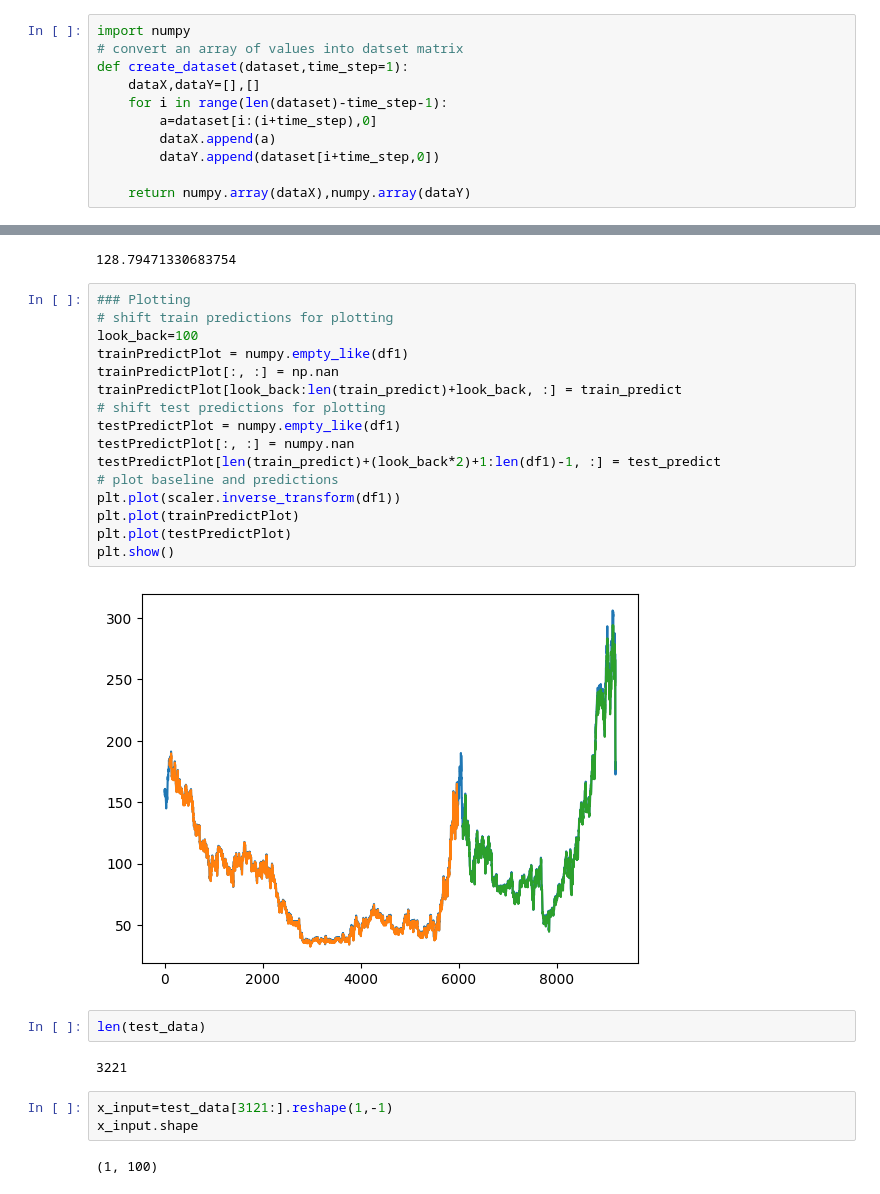
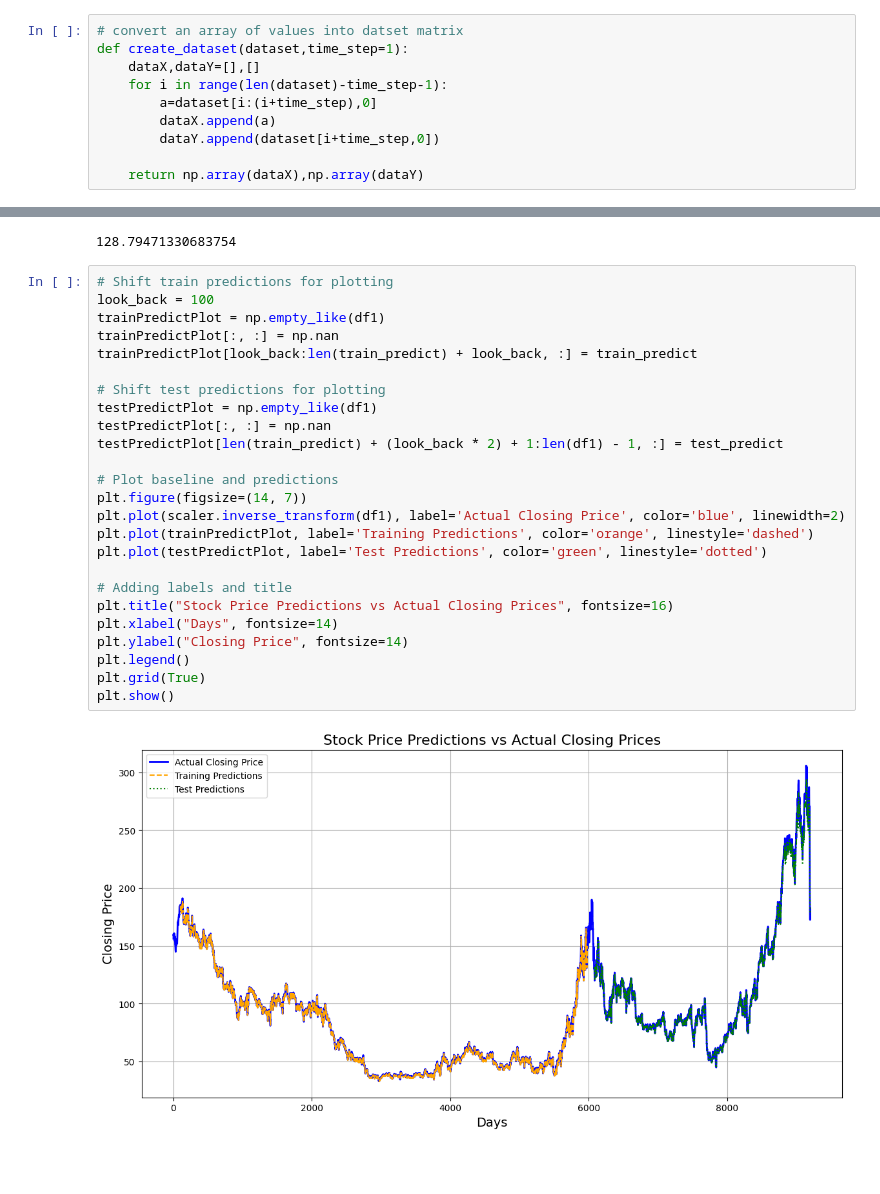
Before and after one commit to pathakharsh123/Stock_Price_Forecasting_Model, a Jupyter notebook: Stock_Price_Forecasting_Model.ipynb, the cells around one changed output, grey strips where cells are left out. Saved outputs shown, nothing was run; the diff lists cells and outputs as text; blank space fills up the shorter version.

```diff
--- a/Stock_Price_Forecasting_Model.ipynb
+++ b/Stock_Price_Forecasting_Model.ipynb
@@ -75,7 +86,6 @@ training_size,test_size
 # %% [output]
 (5981, 3221)
 # %%
-import numpy
 # convert an array of values into datset matrix
 def create_dataset(dataset,time_step=1):
     dataX,dataY=[],[]
@@ -84,7 +94,7 @@ def create_dataset(dataset,time_step=1):
         dataX.append(a)
         dataY.append(dataset[i+time_step,0])
 
-    return numpy.array(dataX),numpy.array(dataY)
+    return np.array(dataX),np.array(dataY)
 # %%
 #reshape into X=t,t+1,t+2,t+3 and t+4
 time_step=100
@@ -198,29 +208,29 @@ math.sqrt(mean_squared_error(y_test,test_predict))
 # %% [output]
 128.79471330683754
 # %%
-### Plotting
-# shift train predictions for plotting
-look_back=100
-trainPredictPlot = numpy.empty_like(df1)
+# Shift train predictions for plotting
+look_back = 100
+trainPredictPlot = np.empty_like(df1)
 trainPredictPlot[:, :] = np.nan
-trainPredictPlot[look_back:len(train_predict)+look_back, :] = train_predict
-# shift test predictions for plotting
-testPredictPlot = numpy.empty_like(df1)
-testPredictPlot[:, :] = numpy.nan
-testPredictPlot[len(train_predict)+(look_back*2)+1:len(df1)-1, :] = test_predict
-# plot baseline and predictions
-plt.plot(scaler.inverse_transform(df1))
-plt.plot(trainPredictPlot)
-plt.plot(testPredictPlot)
+trainPredictPlot[look_back:len(train_predict) + look_back, :] = train_predict
+
+# Shift test predictions for plotting
+testPredictPlot = np.empty_like(df1)
+testPredictPlot[:, :] = np.nan
+testPredictPlot[len(train_predict) + (look_back * 2) + 1:len(df1) - 1, :] = test_predict
+
+# Plot baseline and predictions
+plt.figure(figsize=(14, 7))
+plt.plot(scaler.inverse_transform(df1), label='Actual Closing Price', color='blue', linewidth=2)
+plt.plot(trainPredictPlot, label='Training Predictions', color='orange', linestyle='dashed')
+plt.plot(testPredictPlot, label='Test Predictions', color='green', linestyle='dotted')
+
+# Adding labels and title
+plt.title("Stock Price Predictions vs Actual Closing Prices", fontsize=16)
+plt.xlabel("Days", fontsize=14)
+plt.ylabel("Closing Price", fontsize=14)
+plt.legend()
+plt.grid(True)
 plt.show()
 # %% [output]
-[figure, old version]
+[figure, new version]
-# %%
-len(test_data)
-# %% [output]
-3221
-# %%
-x_input=test_data[3121:].reshape(1,-1)
-x_input.shape
-# %% [output]
-(1, 100)
```
Also changed, not shown: parts of 18 cells of this notebook.
